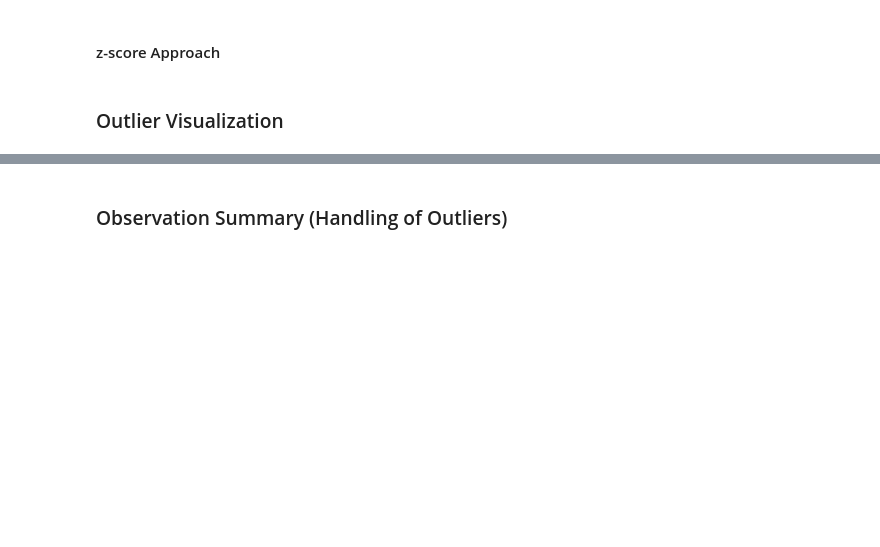
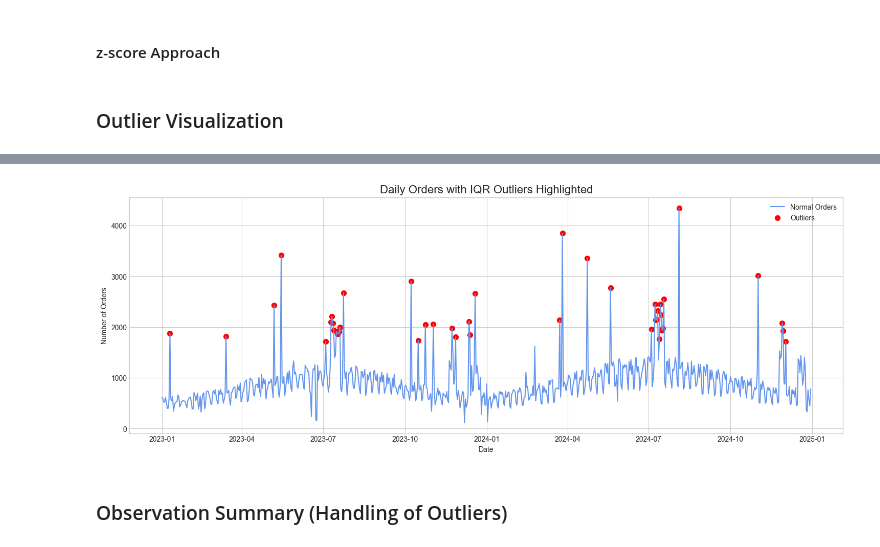
Before and after one commit to traha-89/ecommerce_demand_forecasting, a Jupyter notebook: notebooks/demand_forecasting_analysis.ipynb, the cells around one changed output, grey strips where cells are left out. Cells and saved outputs as stored; diff of their text form; code cells hidden in the pictures; blank space fills up the shorter version.

Commit message:
Update demand_forecasting_analysis.ipynb
- Outlier identification IQR
- Outlier identification z-score

```diff
--- a/notebooks/demand_forecasting_analysis.ipynb
+++ b/notebooks/demand_forecasting_analysis.ipynb
@@ -121,0 +143,7 @@ df.duplicated().sum()
+# %%
+# Create flag for outliers
+df_iqr = df.copy()
+df_iqr['is_outlier'] = df_iqr['orders'].apply(
+    lambda x: 1 if x > upper_limit_orders or x < lower_limit_orders else 0
+)
+df_iqr[df_iqr['is_outlier'] == 1].head()
@@ -122,3 +157,21 @@ df.duplicated().sum()
+# %%
+plt.style.use('seaborn-v0_8-whitegrid')
+fig, ax = plt.subplots(figsize=(18, 6))
+
+# Plot the main time series line
+sns.lineplot(x='date', y='orders', data=df_iqr, ax=ax, label='Normal Orders', color='cornflowerblue')
+
+# Overlay the outliers as distinct points
+outliers_df = df_iqr[df_iqr['is_outlier'] == 1]
+ax.scatter(outliers_df['date'], outliers_df['orders'], color='red', s=50, label='Outliers')
+
+ax.set_title('Daily Orders with IQR Outliers Highlighted', fontsize=16)
+ax.set_xlabel('Date')
+ax.set_ylabel('Number of Orders')
+ax.legend()
+plt.show()
+# %% [output]
+[figure, added]
 # %% [markdown]
 ### Observation Summary (Handling of Outliers)
 # %% [markdown]
```
Also changed, not shown: parts of 8 cells of this notebook.
